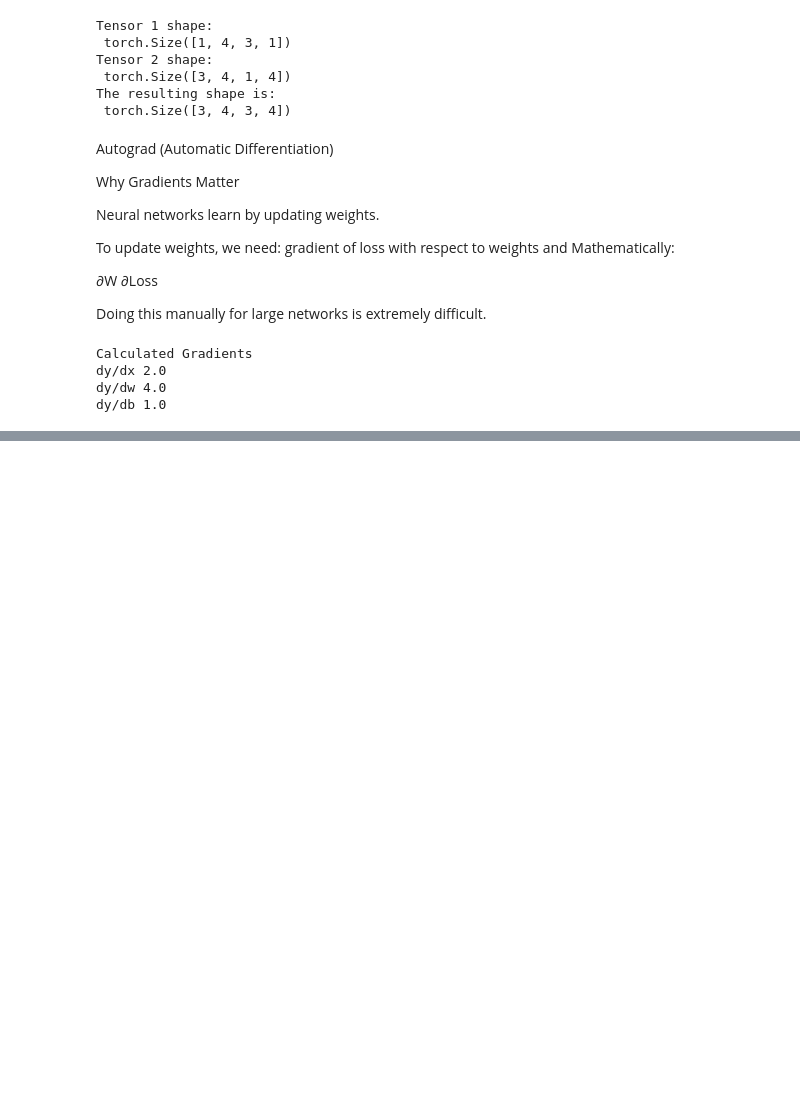
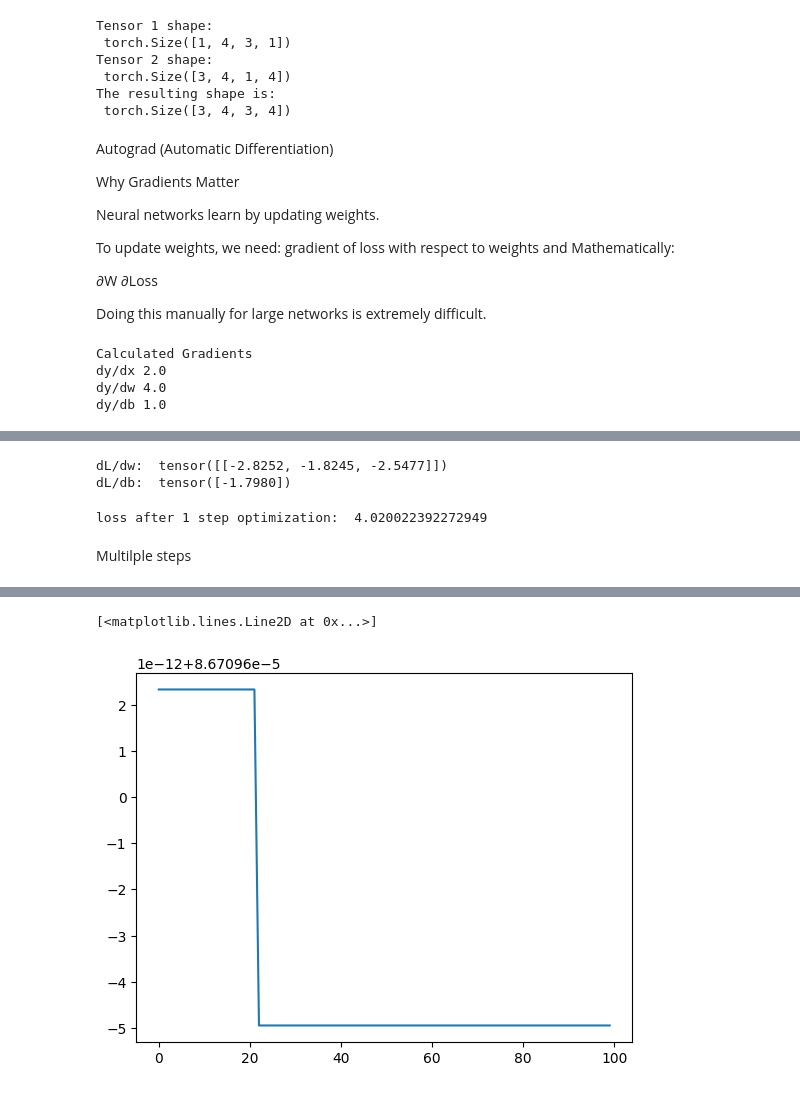
Before and after one commit to Nikhil-X-codes/Data-Science, a Jupyter notebook: Pytorch/intro.ipynb, the cells around one changed output, grey strips where cells are left out. Cells and saved outputs as stored; diff of their text form; code cells hidden in the pictures; blank space fills up the shorter version.

```diff
--- a/Pytorch/intro.ipynb
+++ b/Pytorch/intro.ipynb
@@ -252,0 +482,40 @@ dy/db 1.0
+# %%
+loss.backward()
+# Print out the gradients.
+print ('dL/dw: ', linear.weight.grad)
+print ('dL/db: ', linear.bias.grad)
+# %% [output]
+dL/dw:  tensor([[-2.8252, -1.8245, -2.5477]])
+dL/db:  tensor([-1.7980])
+# %%
+optimizer.step()
+
+target_pred = linear(data)
+loss = loss_function(target_pred, target)
+print('loss after 1 step optimization: ', loss.item())
+# %% [output]
+loss after 1 step optimization:  4.020022392272949
+# %% [markdown]
+Multilple steps
+# %%
+loss_logger = []
+
+for i in range(100):
+
+    target_pred = linear(data)
+
+    # Calculate the loss
+    loss = loss_function(target_pred, target)
+
+    optimizer.zero_grad()
+
+    loss.backward()
+
+    optimizer.step()
+
+    loss_logger.append(loss.item())
+
+print("loss:", loss.item())
+
+plt.plot(loss_logger)
+# %% [output]
@@ -252,0 +523,2 @@ dy/db 1.0
+[<matplotlib.lines.Line2D at 0x...>]
+[figure, added]
```
Also changed, not shown: parts of 24 cells of this notebook.
